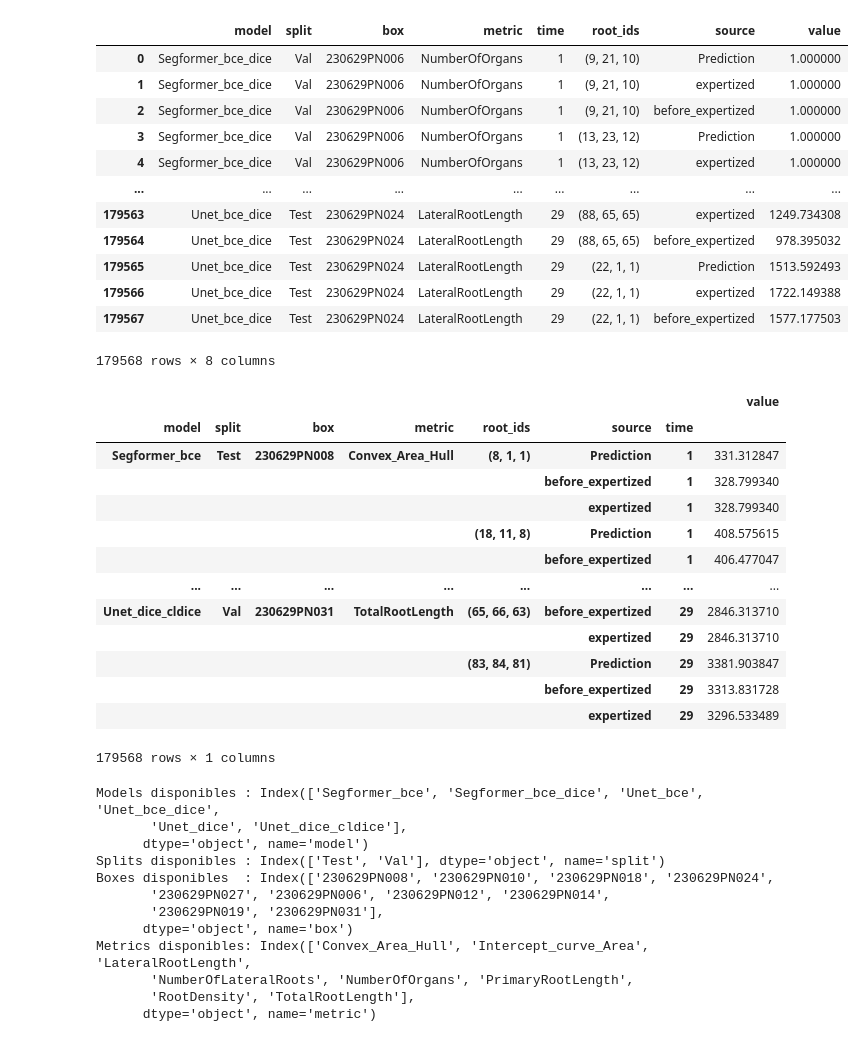
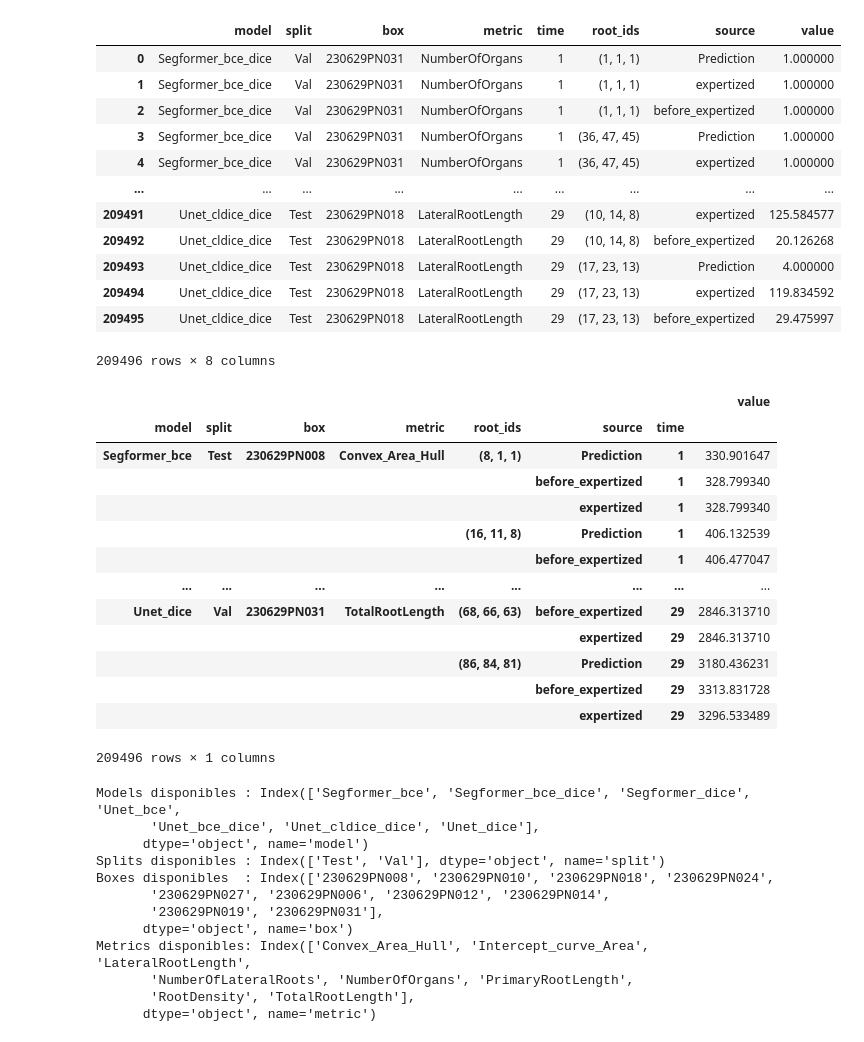
Before and after one commit to Money-eng/Benchmark_RST, a Jupyter notebook: Mesure_per_plant.ipynb, the cells around one changed output. Cells and saved outputs as stored; diff of their text form; code cells hidden in the pictures.

Commit message:
measures for representation

```diff
--- a/Mesure_per_plant.ipynb
+++ b/Mesure_per_plant.ipynb
@@ -8,24 +9,24 @@ from IPython.display import display
 from ast import literal_eval # as tuple literal_eval -> convert string representation of list to actual list
 # %%
 # --- par‑plant ---------------------------------------------------------------
-path_box   = Path("/home/loai/Documents/code/RSMLExtraction/Results/Measures/results_per_plant.csv")
+path_box   = Path("/home/loai/Documents/code/RSMLExtraction/Results/Reconstruction/measure_per_plant.csv")
 df_plant_wid = pd.read_csv(path_box)
 df_plant_wid['root_ids'] = df_plant_wid['root_ids'].apply(literal_eval)
 df_plant_wid
 # %% [output]
 |  | model | split | box | metric | time | root_ids | source | value |
-| 0 | Segformer_bce_dice | Val | 230629PN006 | NumberOfOrgans | 1 | (9, 21, 10) | Prediction | 1.000000 |
-| 1 | Segformer_bce_dice | Val | 230629PN006 | NumberOfOrgans | 1 | (9, 21, 10) | expertized | 1.000000 |
-| 2 | Segformer_bce_dice | Val | 230629PN006 | NumberOfOrgans | 1 | (9, 21, 10) | before_expertized | 1.000000 |
-| 3 | Segformer_bce_dice | Val | 230629PN006 | NumberOfOrgans | 1 | (13, 23, 12) | Prediction | 1.000000 |
-| 4 | Segformer_bce_dice | Val | 230629PN006 | NumberOfOrgans | 1 | (13, 23, 12) | expertized | 1.000000 |
+| 0 | Segformer_bce_dice | Val | 230629PN031 | NumberOfOrgans | 1 | (1, 1, 1) | Prediction | 1.000000 |
+| 1 | Segformer_bce_dice | Val | 230629PN031 | NumberOfOrgans | 1 | (1, 1, 1) | expertized | 1.000000 |
+| 2 | Segformer_bce_dice | Val | 230629PN031 | NumberOfOrgans | 1 | (1, 1, 1) | before_expertized | 1.000000 |
+| 3 | Segformer_bce_dice | Val | 230629PN031 | NumberOfOrgans | 1 | (36, 47, 45) | Prediction | 1.000000 |
+| 4 | Segformer_bce_dice | Val | 230629PN031 | NumberOfOrgans | 1 | (36, 47, 45) | expertized | 1.000000 |
 | ... | ... | ... | ... | ... | ... | ... | ... | ... |
-| 179563 | Unet_bce_dice | Test | 230629PN024 | LateralRootLength | 29 | (88, 65, 65) | expertized | 1249.734308 |
-| 179564 | Unet_bce_dice | Test | 230629PN024 | LateralRootLength | 29 | (88, 65, 65) | before_expertized | 978.395032 |
-| 179565 | Unet_bce_dice | Test | 230629PN024 | LateralRootLength | 29 | (22, 1, 1) | Prediction | 1513.592493 |
-| 179566 | Unet_bce_dice | Test | 230629PN024 | LateralRootLength | 29 | (22, 1, 1) | expertized | 1722.149388 |
-| 179567 | Unet_bce_dice | Test | 230629PN024 | LateralRootLength | 29 | (22, 1, 1) | before_expertized | 1577.177503 |
+| 209491 | Unet_cldice_dice | Test | 230629PN018 | LateralRootLength | 29 | (10, 14, 8) | expertized | 125.584577 |
+| 209492 | Unet_cldice_dice | Test | 230629PN018 | LateralRootLength | 29 | (10, 14, 8) | before_expertized | 20.126268 |
+| 209493 | Unet_cldice_dice | Test | 230629PN018 | LateralRootLength | 29 | (17, 23, 13) | Prediction | 4.000000 |
+| 209494 | Unet_cldice_dice | Test | 230629PN018 | LateralRootLength | 29 | (17, 23, 13) | expertized | 119.834592 |
+| 209495 | Unet_cldice_dice | Test | 230629PN018 | LateralRootLength | 29 | (17, 23, 13) | before_expertized | 29.475997 |
-179568 rows × 8 columns
+209496 rows × 8 columns
 # %%
 df_grouped = (
     df_plant_wid
@@ -36,18 +37,18 @@ df_grouped
 # %% [output]
 |  |  |  |  |  |  |  | value |
 | model | split | box | metric | root_ids | source | time |  |
-| Segformer_bce | Test | 230629PN008 | Convex_Area_Hull | (8, 1, 1) | Prediction | 1 | 331.312847 |
+| Segformer_bce | Test | 230629PN008 | Convex_Area_Hull | (8, 1, 1) | Prediction | 1 | 330.901647 |
 |  |  |  |  |  | before_expertized | 1 | 328.799340 |
 |  |  |  |  |  | expertized | 1 | 328.799340 |
-|  |  |  |  | (18, 11, 8) | Prediction | 1 | 408.575615 |
+|  |  |  |  | (16, 11, 8) | Prediction | 1 | 406.132539 |
 |  |  |  |  |  | before_expertized | 1 | 406.477047 |
 | ... | ... | ... | ... | ... | ... | ... | ... |
-| Unet_dice_cldice | Val | 230629PN031 | TotalRootLength | (65, 66, 63) | before_expertized | 29 | 2846.313710 |
+| Unet_dice | Val | 230629PN031 | TotalRootLength | (68, 66, 63) | before_expertized | 29 | 2846.313710 |
 |  |  |  |  |  | expertized | 29 | 2846.313710 |
-|  |  |  |  | (83, 84, 81) | Prediction | 29 | 3381.903847 |
+|  |  |  |  | (86, 84, 81) | Prediction | 29 | 3180.436231 |
 |  |  |  |  |  | before_expertized | 29 | 3313.831728 |
 |  |  |  |  |  | expertized | 29 | 3296.533489 |
-179568 rows × 1 columns
+209496 rows × 1 columns
 # %%
 models   = df_grouped.index.get_level_values('model').unique()
 splits   = df_grouped.index.get_level_values('split').unique()
@@ -59,8 +60,8 @@ print("Splits disponibles :", splits)
 print("Boxes disponibles  :", boxes)
 print("Metrics disponibles:", metrics)
 # %% [output]
-Models disponibles : Index(['Segformer_bce', 'Segformer_bce_dice', 'Unet_bce', 'Unet_bce_dice',
-       'Unet_dice', 'Unet_dice_cldice'],
+Models disponibles : Index(['Segformer_bce', 'Segformer_bce_dice', 'Segformer_dice', 'Unet_bce',
+       'Unet_bce_dice', 'Unet_cldice_dice', 'Unet_dice'],
       dtype='object', name='model')
 Splits disponibles : Index(['Test', 'Val'], dtype='object', name='split')
 Boxes disponibles  : Index(['230629PN008', '230629PN010', '230629PN018', '230629PN024',
```
Also changed, not shown: parts of 30 cells of this notebook, 17 other files.
